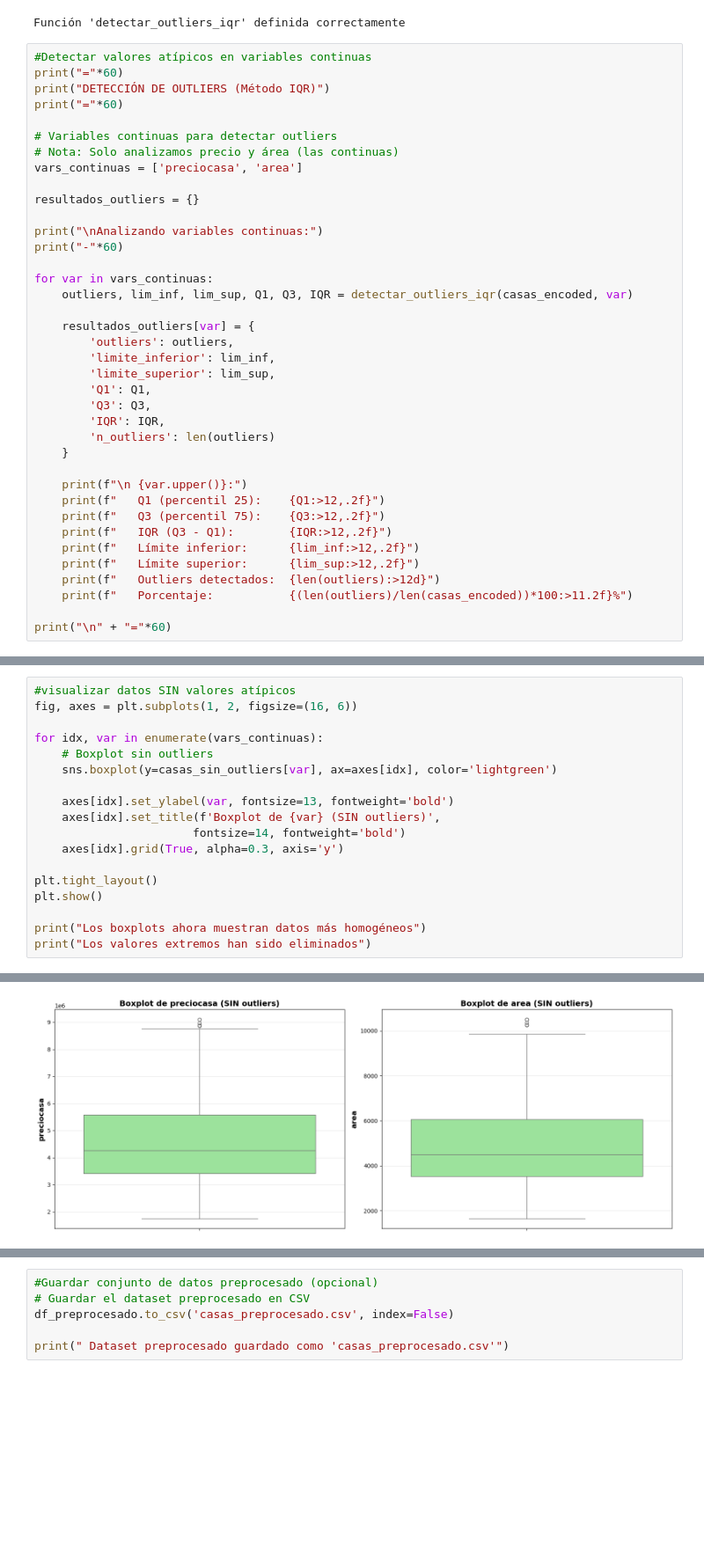
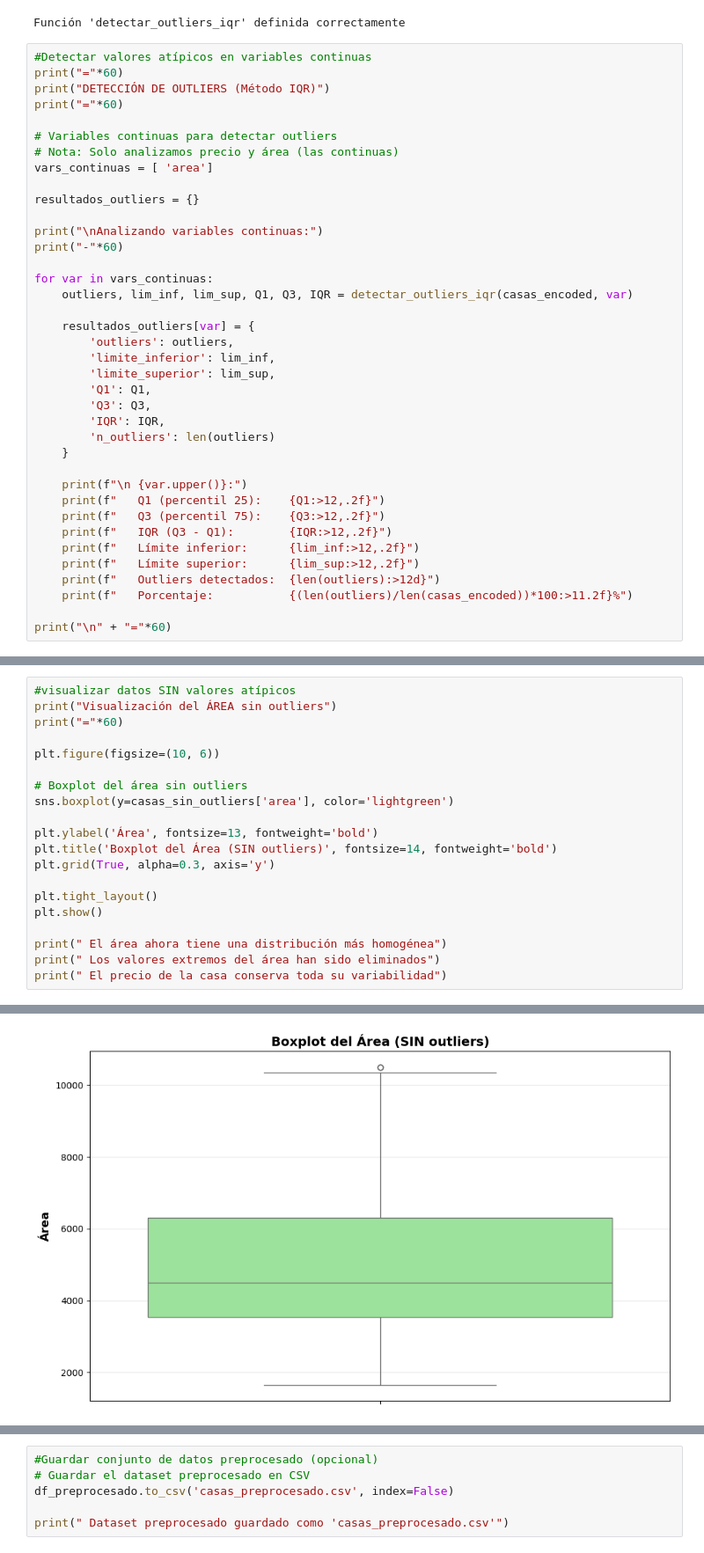
Before and after one commit to RJL08/Sistemas-de-aprendizaje-autm-tico, a Jupyter notebook: Ejercicio_casas.ipynb, the cells around one changed output, grey strips where cells are left out. Shown at 88% size. Drawn from its saved outputs; the diff is of its cells as text; blank space fills up the shorter version.

```diff
--- a/Ejercicio_casas.ipynb
+++ b/Ejercicio_casas.ipynb
@@ -1246,7 +1246,7 @@ print("="*60)
 
 # Variables continuas para detectar outliers
 # Nota: Solo analizamos precio y área (las continuas)
-vars_continuas = ['preciocasa', 'area']
+vars_continuas = [ 'area']
 
 resultados_outliers = {}
 
@@ -1384,20 +1381,22 @@ Dataset limpio: 'casas_sin_outliers'
 ============================================================
 # %%
 #visualizar datos SIN valores atípicos
-fig, axes = plt.subplots(1, 2, figsize=(16, 6))
+print("Visualización del ÁREA sin outliers")
+print("="*60)
 
-for idx, var in enumerate(vars_continuas):
-    # Boxplot sin outliers
-    sns.boxplot(y=casas_sin_outliers[var], ax=axes[idx], color='lightgreen')
+plt.figure(figsize=(10, 6))
 
-    axes[idx].set_ylabel(var, fontsize=13, fontweight='bold')
-    axes[idx].set_title(f'Boxplot de {var} (SIN outliers)',
-                       fontsize=14, fontweight='bold')
-    axes[idx].grid(True, alpha=0.3, axis='y')
+# Boxplot del área sin outliers
+sns.boxplot(y=casas_sin_outliers['area'], color='lightgreen')
+
+plt.ylabel('Área', fontsize=13, fontweight='bold')
+plt.title('Boxplot del Área (SIN outliers)', fontsize=14, fontweight='bold')
+plt.grid(True, alpha=0.3, axis='y')
 
 plt.tight_layout()
 plt.show()
 
-print("Los boxplots ahora muestran datos más homogéneos")
-print("Los valores extremos han sido eliminados")
+print(" El área ahora tiene una distribución más homogénea")
+print(" Los valores extremos del área han sido eliminados")
+print(" El precio de la casa conserva toda su variabilidad")
 # %% [output]
@@ -1404 +1405 @@ print("Los valores extremos han sido eliminados")
-[figure, old version]
+[figure, new version]
```
Also changed, not shown: parts of 8 cells of this notebook.
